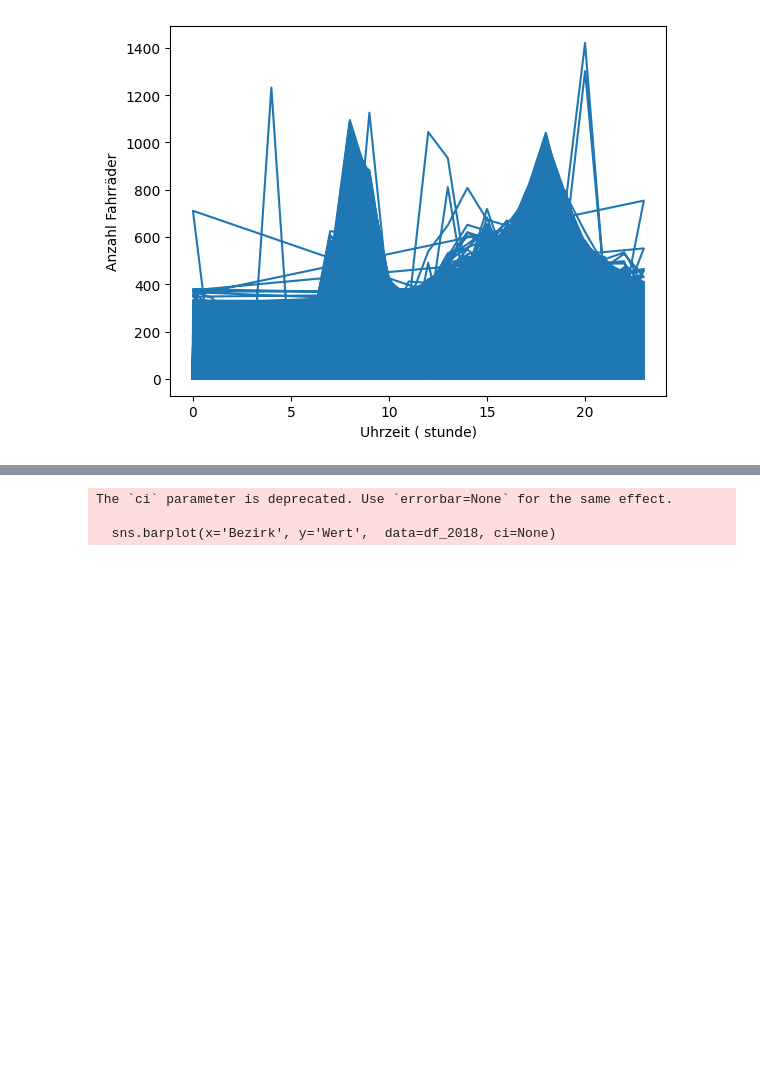
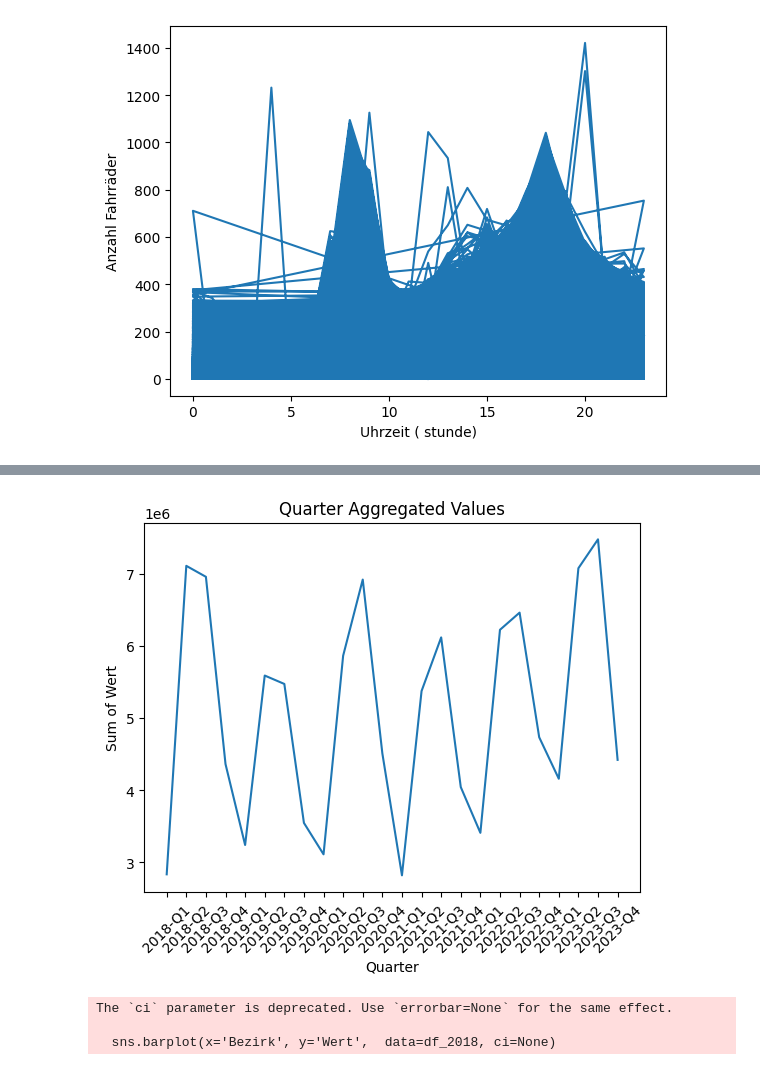
Before and after one commit to imenbarrak/Verkehrsprojekt, a Jupyter notebook: notebooks/data_visualisation_Fahrrad.ipynb, the cells around one changed output, grey strips where cells are left out. Cells and saved outputs as stored; diff of their text form; code cells hidden in the pictures; blank space fills up the shorter version.

```diff
--- a/notebooks/data_visualisation_Fahrrad.ipynb
+++ b/notebooks/data_visualisation_Fahrrad.ipynb
@@ -194,3 +179,23 @@ plt.show()
+# %%
+#show quartal
+import pandas as pd
+import matplotlib.pyplot as plt
+
+# Combine 'year' and 'quarter' into a new column 'Year-Quarter'
+df_merged['Year-Quarter'] = df_merged['year'].astype(str) + '-Q' + df_merged['quarter'].astype(str)
+
+# Aggregate the 'Wert' column by 'Year-Quarter'
+quarterly_df = df_merged.groupby('Year-Quarter').agg({'Wert': 'sum'}).reset_index()
+
+# Plot the aggregated values by 'Year-Quarter'
+plt.plot(quarterly_df['Year-Quarter'], quarterly_df['Wert'])
+plt.xlabel('Quarter')
+plt.ylabel('Sum of Wert')
+plt.title('Quarter Aggregated Values')
+plt.xticks(rotation=45)  # Rotate x-axis labels for better readability
+plt.show()
+# %% [output]
+[figure, added]
 # %%
 plt.figure(figsize=(10, 6))
 sns.barplot(x='Bezirk', y='Wert',  data=df_2018)
```
Also changed, not shown: parts of 9 cells of this notebook.
